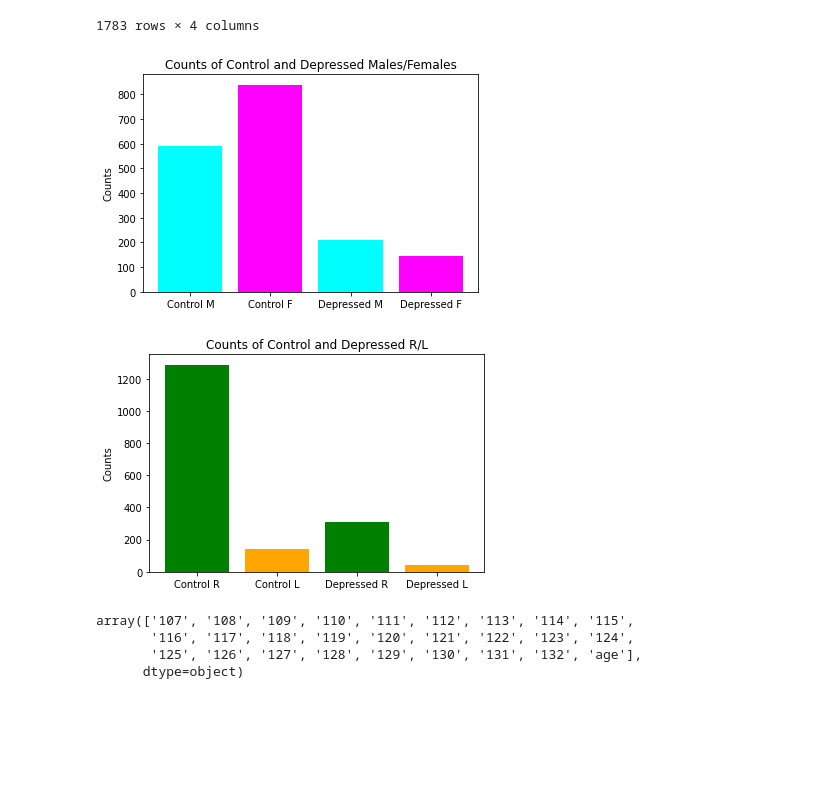
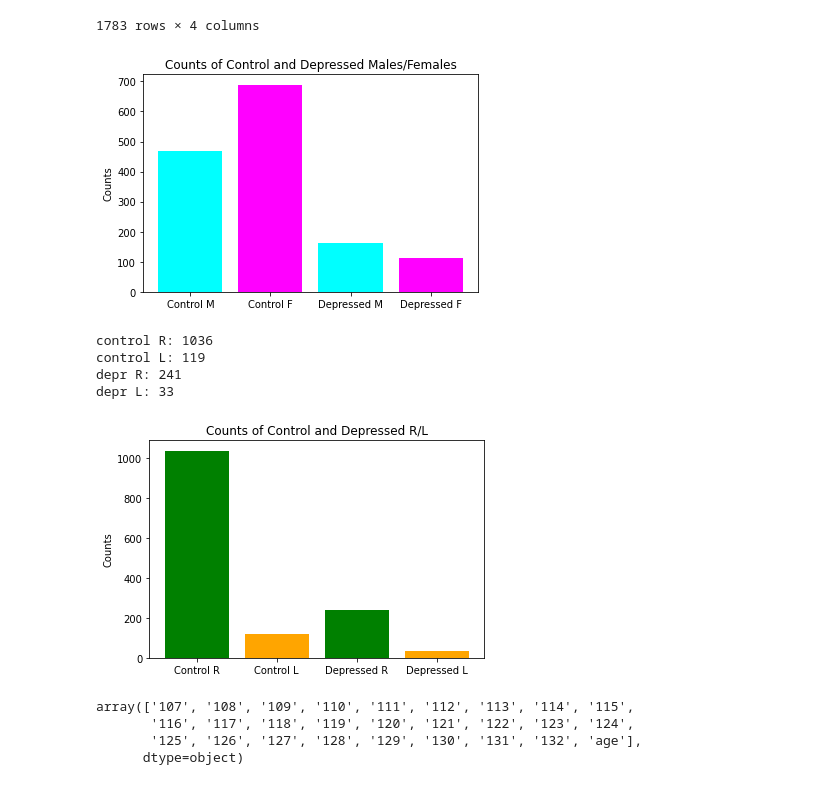
Before and after one commit to margotwagner/DDC, a Jupyter notebook: notebooks/ac-rsfmri_activation_map.ipynb, the cells around one changed output. Saved outputs shown, nothing was run; the diff lists cells and outputs as text; code cells hidden in the pictures; blank space fills up the shorter version.

```diff
--- a/notebooks/ac-rsfmri_activation_map.ipynb
+++ b/notebooks/ac-rsfmri_activation_map.ipynb
@@ -27,38 +33,49 @@ labels
 # %%
 import matplotlib.pyplot as plt
 import numpy as np
 
 # Sample data
-control_males_count = 590
-control_females_count = 839
-depressed_males_count = 209
-depressed_females_count = 144
+control_M=467
+control_F= 689
+depr_M=162
+depr_F= 112
 
 # Create data arrays
 categories = ['Control M', 'Control F', 'Depressed M', 'Depressed F']
-counts = [control_males_count, control_females_count, depressed_males_count, depressed_females_count]
+counts = [control_M, control_F, depr_M, depr_F]
 colors = ['cyan', 'magenta', 'cyan', 'magenta']  # Assign colors for males and females
 
 
 # Create bar plot
 plt.bar(categories, counts, color=colors)
 
 # Add labels and title
 plt.ylabel('Counts')
 plt.title('Counts of Control and Depressed Males/Females')
 
 # Show the plot
 plt.show()
 # %% [output]
-[figure, old version]
+[figure, new version]
+# %%
+labels=labels[1:]
+print('control R:',len(labels[(labels[4]=='0') & (labels[3]=='R')]))
+print('control L:',len(labels[(labels[4]=='0') & (labels[3]=='L')]))
+print('depr R:',len(labels[(labels[4]=='1') & (labels[3]=='R')]))
+print('depr L:',len(labels[(labels[4]=='1') & (labels[3]=='L')]))
+# %% [output]
+control R: 1036
+control L: 119
+depr R: 241
+depr L: 33
 # %%
 import matplotlib.pyplot as plt
 
 # Sample data
-control_R = 1287
-control_L = 142
-depr_R = 308
-depr_L = 45
+control_R = 1036
+control_L = 119
+depr_R = 241
+depr_L = 33
 
 # Create data arrays
 categories = ['Control R', 'Control L', 'Depressed R', 'Depressed L']
@@ -75,7 +92,7 @@ plt.title('Counts of Control and Depressed R/L')
 # Show the plot
 plt.show()
 # %% [output]
-[figure, old version]
+[figure, new version]
 # %%
 np.unique(labels[2])
 # %% [output]
```
Also changed, not shown: parts of 4 cells of this notebook, 1 other file.
